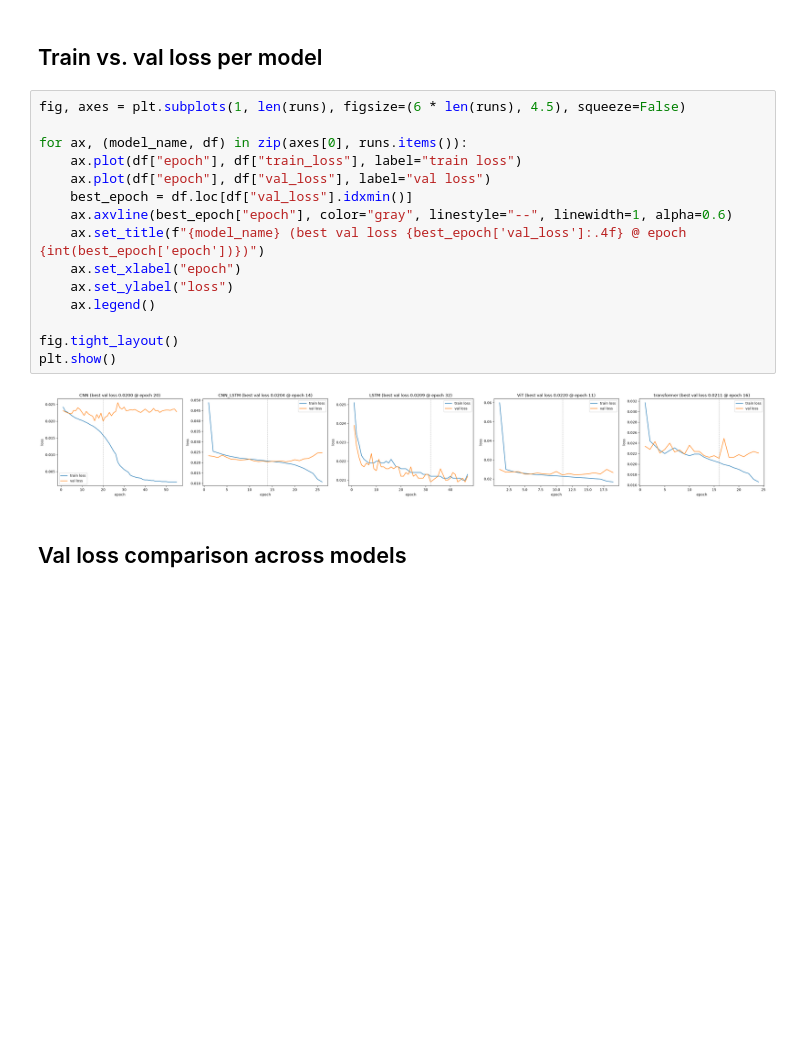
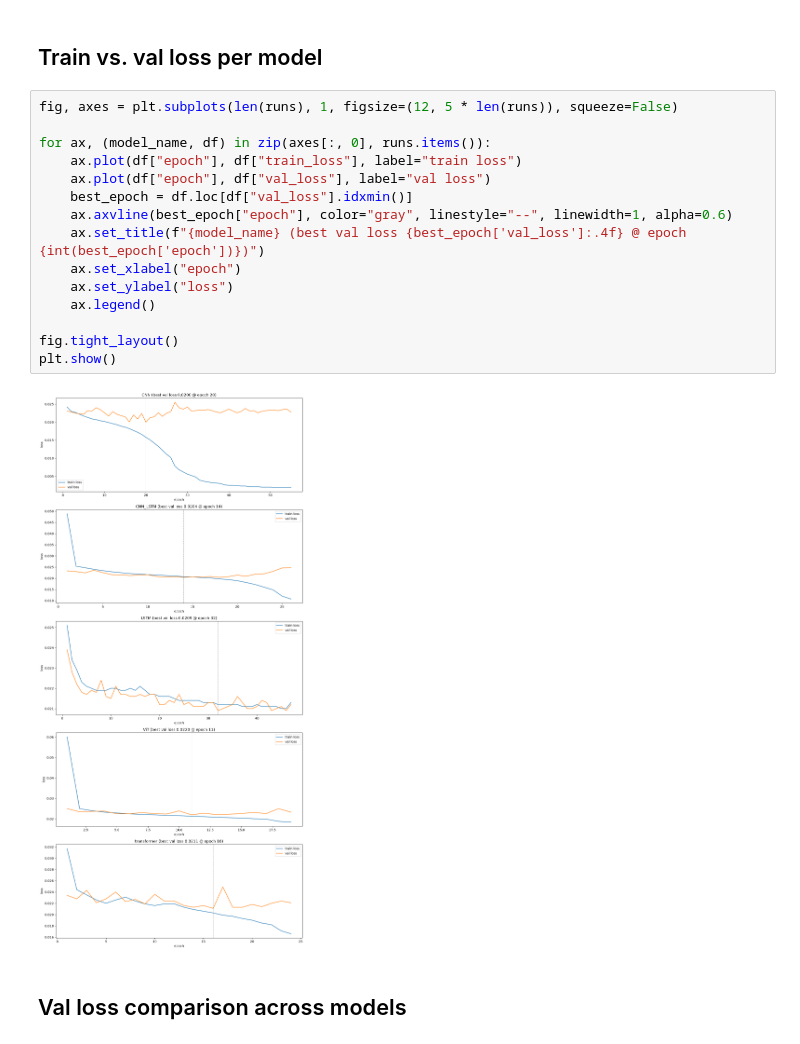
Before and after one commit to sparkyyyhd-bu/bu-rise-music, a Jupyter notebook: src/plot_training_curves.ipynb, the cells around one changed output. Drawn from its saved outputs; the diff is of its cells as text; blank space fills up the shorter version.

Commit message:
bigger plots

```diff
--- a/src/plot_training_curves.ipynb
+++ b/src/plot_training_curves.ipynb
@@ -69,22 +69,22 @@ transformer: selected train_transformer.6848856.qlog from 1 run(s); best val los
 # %% [markdown]
 ## Train vs. val loss per model
 # %%
-fig, axes = plt.subplots(1, len(runs), figsize=(6 * len(runs), 4.5), squeeze=False)
+fig, axes = plt.subplots(len(runs), 1, figsize=(12, 5 * len(runs)), squeeze=False)
 
-for ax, (model_name, df) in zip(axes[0], runs.items()):
+for ax, (model_name, df) in zip(axes[:, 0], runs.items()):
     ax.plot(df["epoch"], df["train_loss"], label="train loss")
     ax.plot(df["epoch"], df["val_loss"], label="val loss")
     best_epoch = df.loc[df["val_loss"].idxmin()]
     ax.axvline(best_epoch["epoch"], color="gray", linestyle="--", linewidth=1, alpha=0.6)
     ax.set_title(f"{model_name} (best val loss {best_epoch['val_loss']:.4f} @ epoch {int(best_epoch['epoch'])})")
     ax.set_xlabel("epoch")
     ax.set_ylabel("loss")
     ax.legend()
 
 fig.tight_layout()
 plt.show()
 # %% [output]
-[figure, old version]
+[figure, new version]
 # %% [markdown]
 ## Val loss comparison across models
 # %%
```
